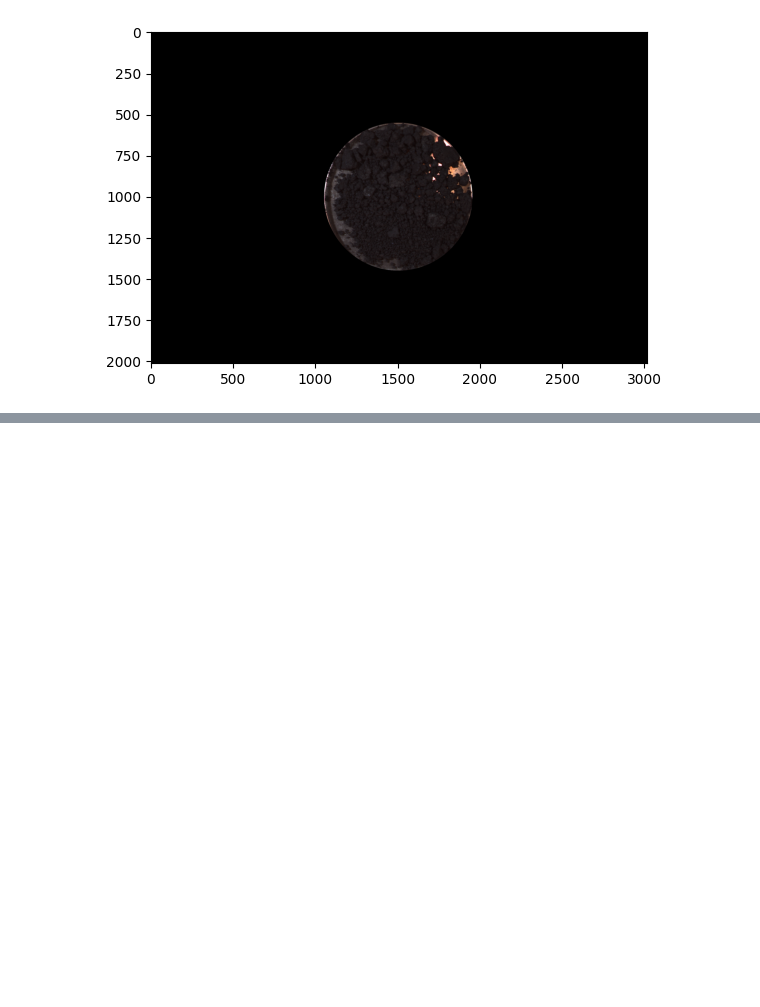
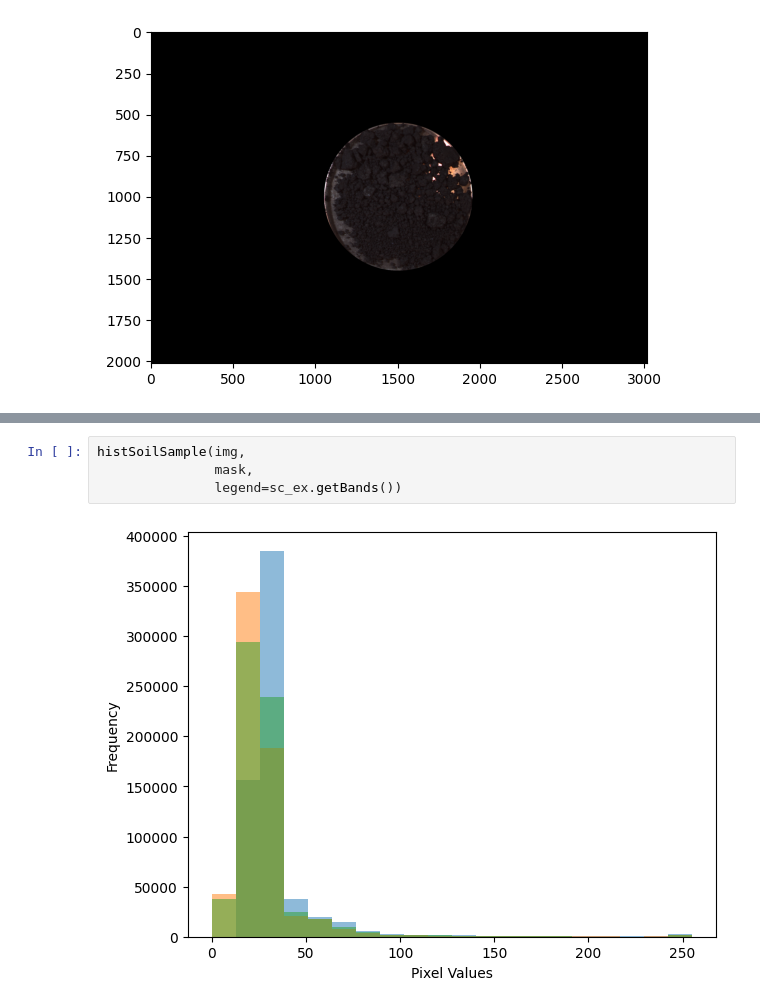
Before and after one commit to jrojas9206/soilMuseReflectance, a Jupyter notebook: notebook/241119_demo.ipynb, the cells around one changed output, grey strips where cells are left out. Saved outputs shown, nothing was run; the diff lists cells and outputs as text; blank space fills up the shorter version.

Commit message:
hist on notebook demo

```diff
--- a/notebook/241119_demo.ipynb
+++ b/notebook/241119_demo.ipynb
@@ -131,0 +144,6 @@ plt.imshow(segmented)
+# %%
+histSoilSample(img,
+               mask,
+               legend=sc_ex.getBands())
+# %% [output]
+[figure, added]
```
Also changed, not shown: parts of 3 cells of this notebook, 1 other file.
